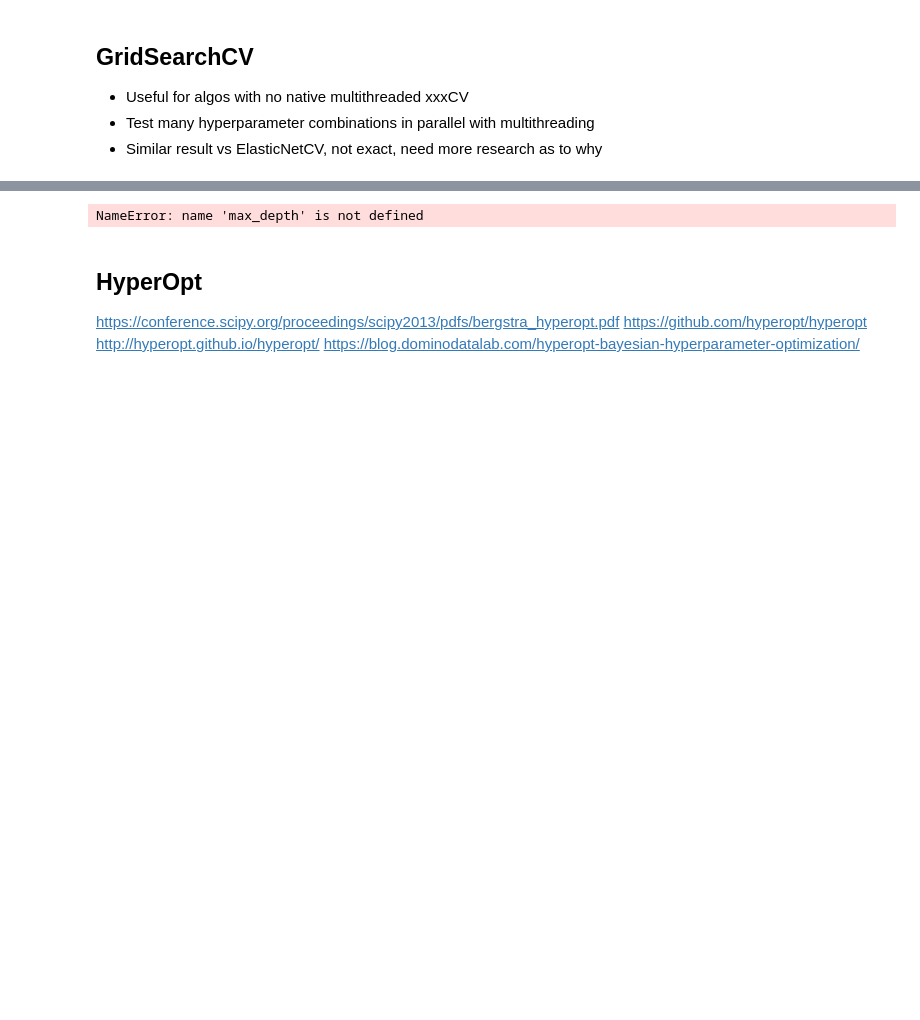
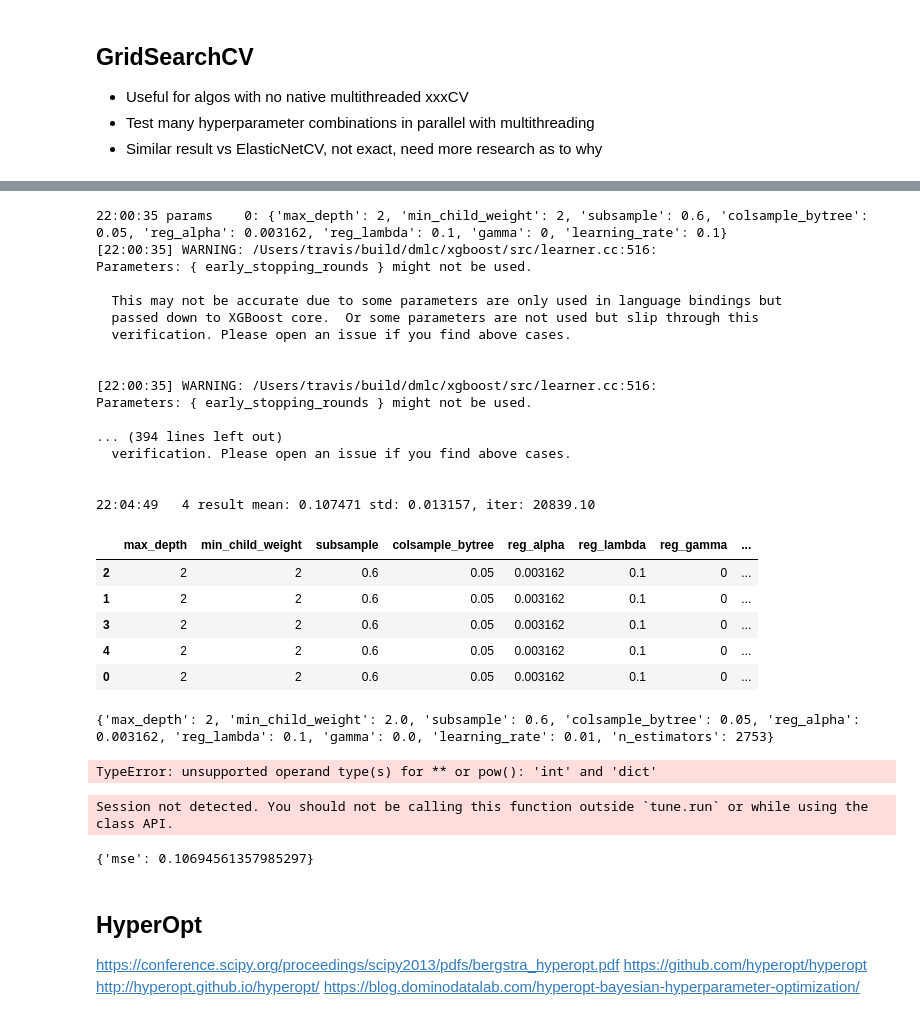
Before and after one commit to druce/iowa, a Jupyter notebook: hyperparameter_optimization.ipynb, the cells around one changed output, grey strips where cells are left out. Saved outputs shown, nothing was run; the diff lists cells and outputs as text; code cells hidden in the pictures; blank space fills up the shorter version.

```diff
--- a/hyperparameter_optimization.ipynb
+++ b/hyperparameter_optimization.ipynb
@@ -483,7 +515,7 @@ print("%.06f" % np.average(cverrors))
 - total time 36:09
 - RMSE 18783.117031
 # %%
-%%time
+#%%time
 # this cell runs a single round
 # the full process is
 # set initial XGboost parameters
@@ -586,34 +618,58 @@ for i, learning_rate in enumerate(gridsearch_params_4): # round 4
         'subsample': subsample,
         'colsample_bytree': colsample_bytree,
         'reg_alpha': reg_alpha,
         'reg_lambda': reg_lambda,
         'gamma': reg_gamma,
         'learning_rate': learning_rate,
     }
     print("%s params  %3d: %s" % (datetime.strftime(datetime.now(), "%T"), i, params))
     xgb = XGBRegressor(
         objective='reg:squarederror',
         n_estimators=BOOST_ROUNDS,
         early_stopping_rounds=EARLY_STOPPING_ROUNDS,
         random_state=RANDOMSTATE,
         verbosity=1,
         n_jobs=-1,
         booster='gbtree',
         base_score=0.5,
-        scale_pos_weight=1
+        scale_pos_weight=1,
         **params
     )
 
     metric_rmse, metric_std, best_iteration = my_cv(df, predictors, response, kfolds, xgb, verbose=False)
     results.append([max_depth, min_child_weight, subsample, colsample_bytree, reg_alpha, reg_lambda, reg_gamma,
                    learning_rate, metric_rmse, metric_std, best_iteration])
 
     print("%s %3d result mean: %.6f std: %.6f, iter: %.2f" % (datetime.strftime(datetime.now(), "%T"), i, metric_rmse, metric_std, best_iteration))
 
 
 results_df = pd.DataFrame(results, columns=['max_depth', 'min_child_weight', 'subsample', 'colsample_bytree',
                                'reg_alpha', 'reg_lambda', 'reg_gamma', 'learning_rate', 'rmse', 'std', 'best_iter']).sort_values('rmse')
 results_df
+# %% [output]
+22:00:35 params    0: {'max_depth': 2, 'min_child_weight': 2, 'subsample': 0.6, 'colsample_bytree': 0.05, 'reg_alpha': 0.003162, 'reg_lambda': 0.1, 'gamma': 0, 'learning_rate': 0.1}
+[22:00:35] WARNING: /Users/travis/build/dmlc/xgboost/src/learner.cc:516:
+Parameters: { early_stopping_rounds } might not be used.
+
+  This may not be accurate due to some parameters are only used in language bindings but
+  passed down to XGBoost core.  Or some parameters are not used but slip through this
+  verification. Please open an issue if you find above cases.
+
+
+[22:00:35] WARNING: /Users/travis/build/dmlc/xgboost/src/learner.cc:516:
+Parameters: { early_stopping_rounds } might not be used.
+
+... (394 lines left out)
+  verification. Please open an issue if you find above cases.
+
+
+22:04:49   4 result mean: 0.107471 std: 0.013157, iter: 20839.10
+|  | max_depth | min_child_weight | subsample | colsample_bytree | reg_alpha | reg_lambda | reg_gamma | ... |
+| 2 | 2 | 2 | 0.6 | 0.05 | 0.003162 | 0.1 | 0 | ... |
+| 1 | 2 | 2 | 0.6 | 0.05 | 0.003162 | 0.1 | 0 | ... |
+| 3 | 2 | 2 | 0.6 | 0.05 | 0.003162 | 0.1 | 0 | ... |
+| 4 | 2 | 2 | 0.6 | 0.05 | 0.003162 | 0.1 | 0 | ... |
+| 0 | 2 | 2 | 0.6 | 0.05 | 0.003162 | 0.1 | 0 | ... |
 # %%
 max_depth = int(results_df.iloc[0]['max_depth'])
 min_child_weight = results_df.iloc[0]['min_child_weight']
@@ -638,6 +694,8 @@ params = {
 }
 
 print(params)
+# %% [output]
+{'max_depth': 2, 'min_child_weight': 2.0, 'subsample': 0.6, 'colsample_bytree': 0.05, 'reg_alpha': 0.003162, 'reg_lambda': 0.1, 'gamma': 0.0, 'learning_rate': 0.01, 'n_estimators': 2753}
 # %%
 %%time
 # evaluate without early stopping
@@ -662,6 +720,8 @@ raw_scores = [cv_to_raw(x) for x in scores]
 print()
 print("Log1p CV RMSE %.06f (STD %.04f)" % (np.mean(scores), np.std(scores)))
 print("Raw CV RMSE %.06f (STD %.04f)" % (np.mean(raw_scores), np.std(raw_scores)))
+# %% [output]
+TypeError: unsupported operand type(s) for ** or pow(): 'int' and 'dict'
 # %%
 # refactor for ray.tune
 def my_xgb(config):
@@ -702,7 +762,8 @@ xgb = my_xgb(config)
 
 print(xgb)
 # %% [output]
-NameError: name 'max_depth' is not defined
+Session not detected. You should not be calling this function outside `tune.run` or while using the class API.
+{'mse': 0.10694561357985297}
 # %% [markdown]
 ## HyperOpt
 https://conference.scipy.org/proceedings/scipy2013/pdfs/bergstra_hyperopt.pdf
```
Also changed, not shown: parts of 14 cells of this notebook.
